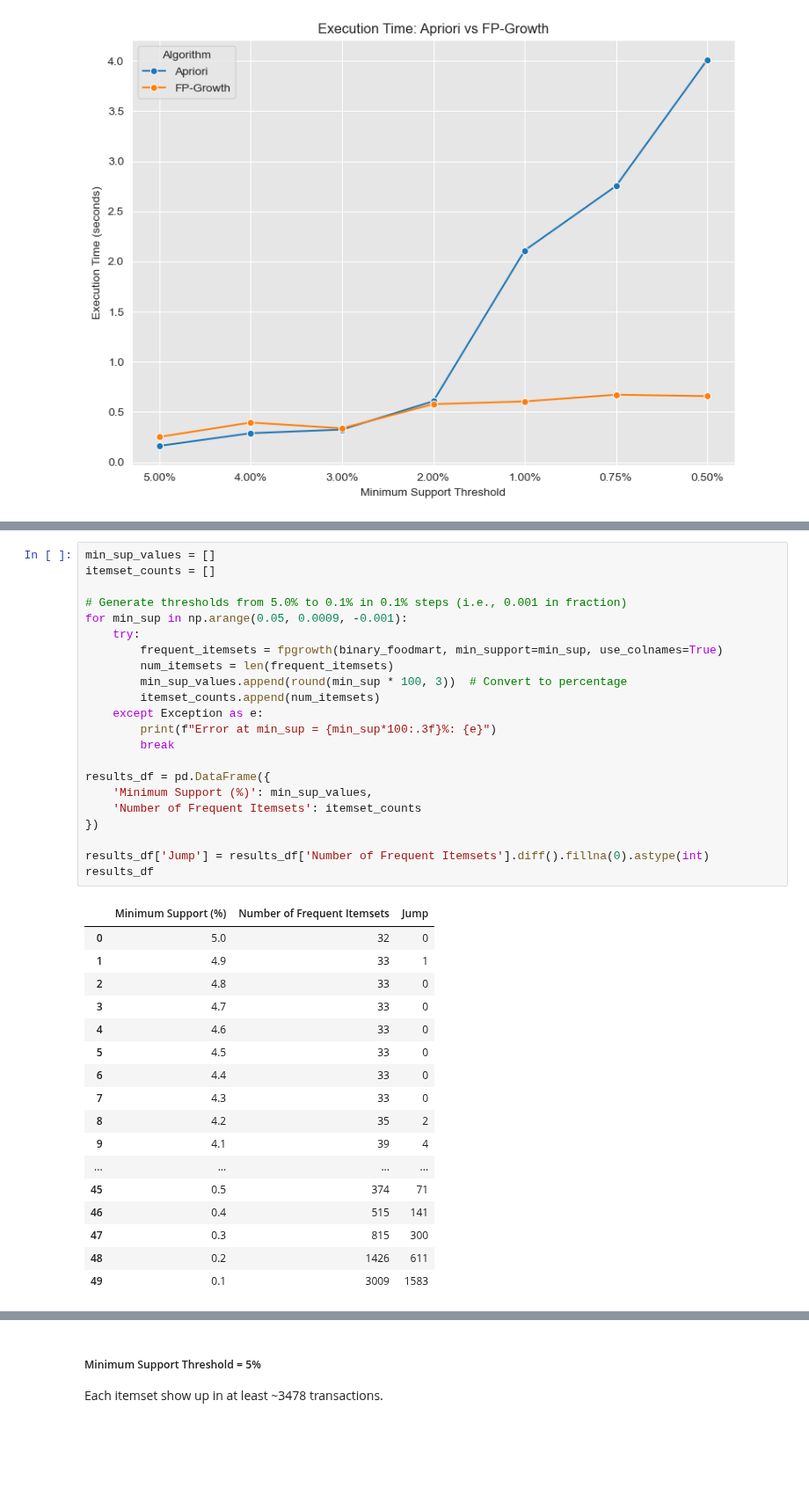
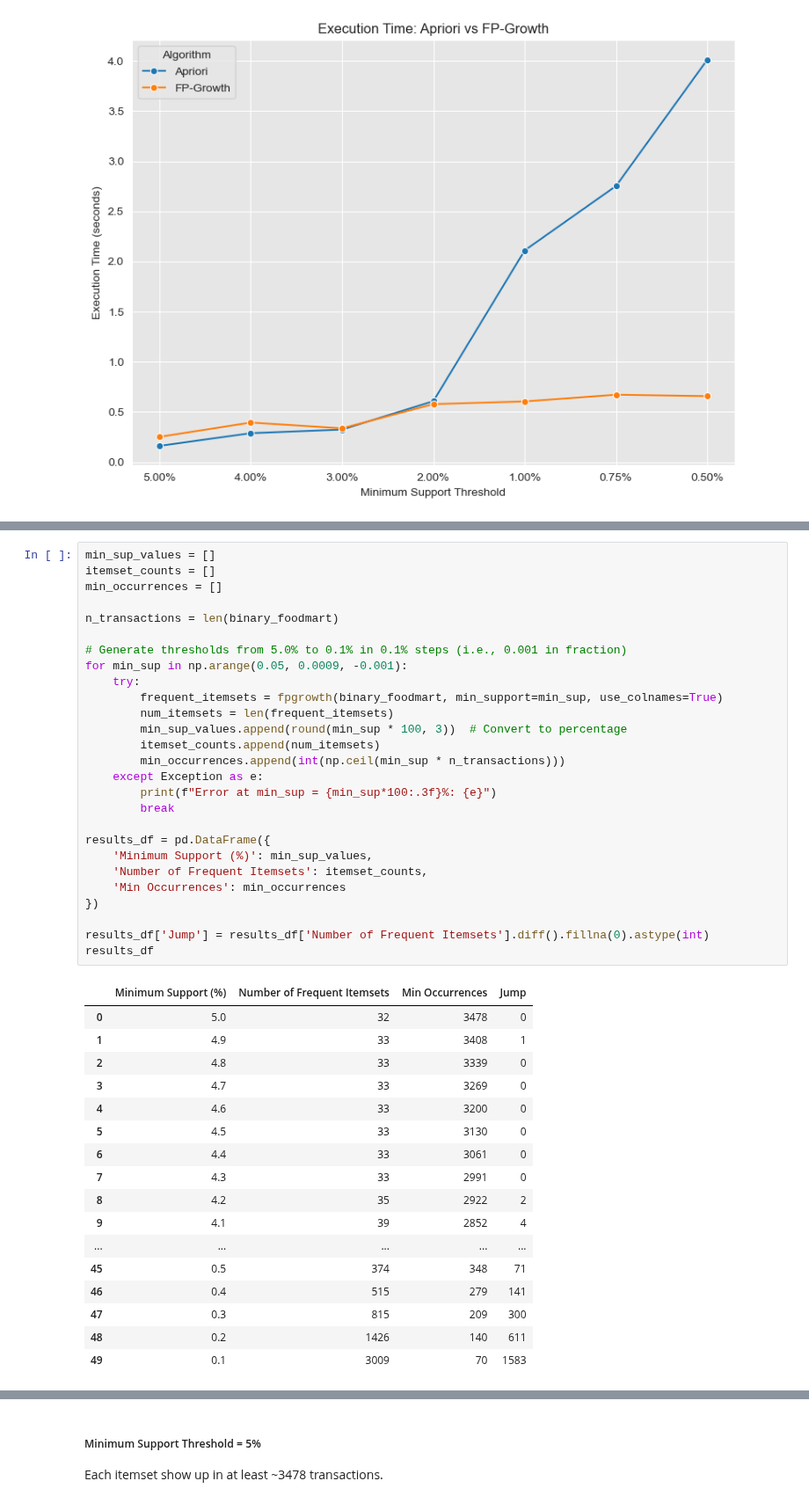
Before and after one commit to ijustsnapped/DataMine_PI, a Jupyter notebook: PD_202425_Project1/PD_202425_Project.ipynb, the cells around one changed output, grey strips where cells are left out. Shown at 88% size. Saved outputs shown, nothing was run; the diff lists cells and outputs as text; blank space fills up the shorter version.

```diff
--- a/PD_202425_Project1/PD_202425_Project.ipynb
+++ b/PD_202425_Project1/PD_202425_Project.ipynb
@@ -602,41 +618,46 @@ To select a practical **minimum-support threshold**, it's to plot the number of
 # %%
 min_sup_values = []
 itemset_counts = []
+min_occurrences = []
+
+n_transactions = len(binary_foodmart)
 
 # Generate thresholds from 5.0% to 0.1% in 0.1% steps (i.e., 0.001 in fraction)
 for min_sup in np.arange(0.05, 0.0009, -0.001):
     try:
         frequent_itemsets = fpgrowth(binary_foodmart, min_support=min_sup, use_colnames=True)
         num_itemsets = len(frequent_itemsets)
         min_sup_values.append(round(min_sup * 100, 3))  # Convert to percentage
         itemset_counts.append(num_itemsets)
+        min_occurrences.append(int(np.ceil(min_sup * n_transactions)))
     except Exception as e:
         print(f"Error at min_sup = {min_sup*100:.3f}%: {e}")
         break
 
 results_df = pd.DataFrame({
     'Minimum Support (%)': min_sup_values,
-    'Number of Frequent Itemsets': itemset_counts
+    'Number of Frequent Itemsets': itemset_counts,
+    'Min Occurrences': min_occurrences
 })
 
 results_df['Jump'] = results_df['Number of Frequent Itemsets'].diff().fillna(0).astype(int)
 results_df
 # %% [output]
-|  | Minimum Support (%) | Number of Frequent Itemsets | Jump |
-| 0 | 5.0 | 32 | 0 |
-| 1 | 4.9 | 33 | 1 |
-| 2 | 4.8 | 33 | 0 |
-| 3 | 4.7 | 33 | 0 |
-| 4 | 4.6 | 33 | 0 |
-| 5 | 4.5 | 33 | 0 |
-| 6 | 4.4 | 33 | 0 |
-| 7 | 4.3 | 33 | 0 |
-| 8 | 4.2 | 35 | 2 |
-| 9 | 4.1 | 39 | 4 |
-| ... | ... | ... | ... |
-| 45 | 0.5 | 374 | 71 |
-| 46 | 0.4 | 515 | 141 |
-| 47 | 0.3 | 815 | 300 |
-| 48 | 0.2 | 1426 | 611 |
-| 49 | 0.1 | 3009 | 1583 |
+|  | Minimum Support (%) | Number of Frequent Itemsets | Min Occurrences | Jump |
+| 0 | 5.0 | 32 | 3478 | 0 |
+| 1 | 4.9 | 33 | 3408 | 1 |
+| 2 | 4.8 | 33 | 3339 | 0 |
+| 3 | 4.7 | 33 | 3269 | 0 |
+| 4 | 4.6 | 33 | 3200 | 0 |
+| 5 | 4.5 | 33 | 3130 | 0 |
+| 6 | 4.4 | 33 | 3061 | 0 |
+| 7 | 4.3 | 33 | 2991 | 0 |
+| 8 | 4.2 | 35 | 2922 | 2 |
+| 9 | 4.1 | 39 | 2852 | 4 |
+| ... | ... | ... | ... | ... |
+| 45 | 0.5 | 374 | 348 | 71 |
+| 46 | 0.4 | 515 | 279 | 141 |
+| 47 | 0.3 | 815 | 209 | 300 |
+| 48 | 0.2 | 1426 | 140 | 611 |
+| 49 | 0.1 | 3009 | 70 | 1583 |
 # %%
```
Also changed, not shown: parts of 19 cells of this notebook.
